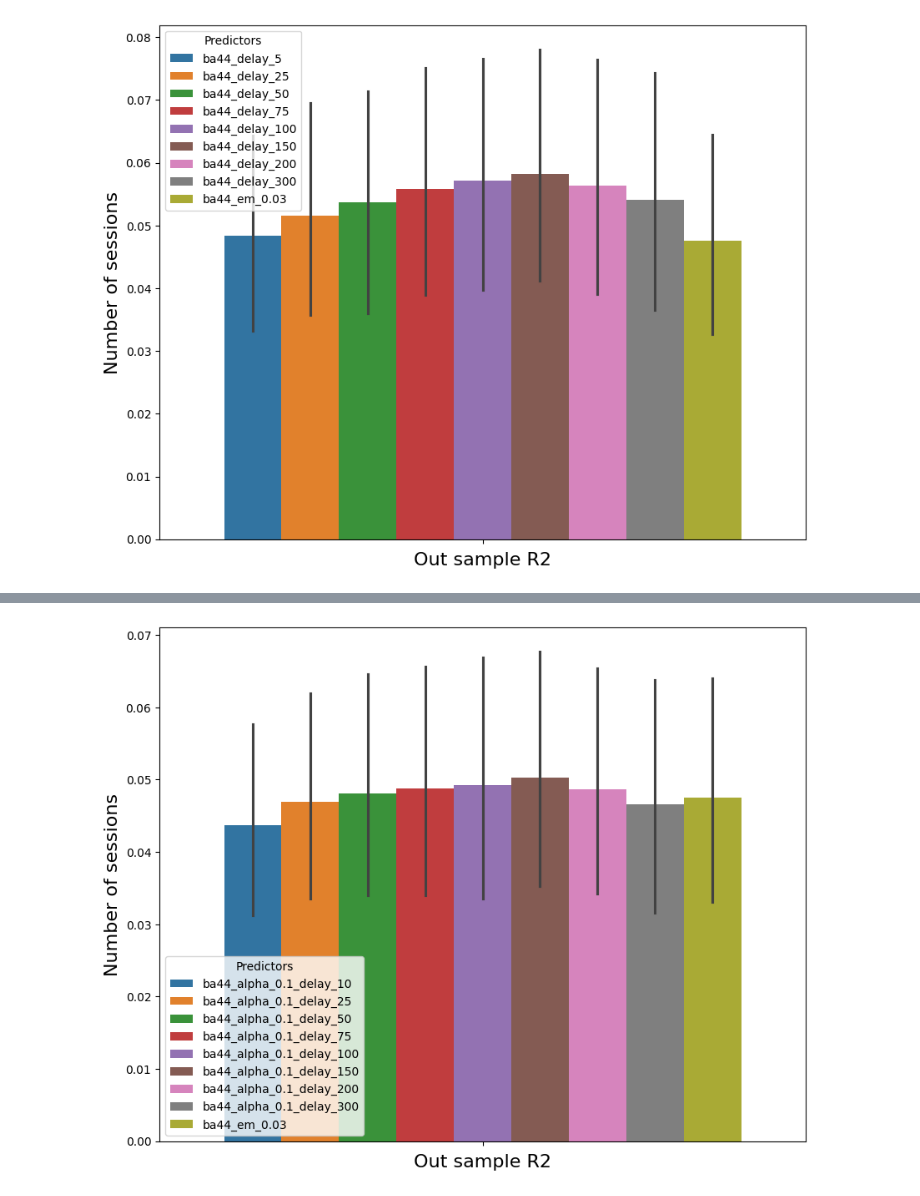
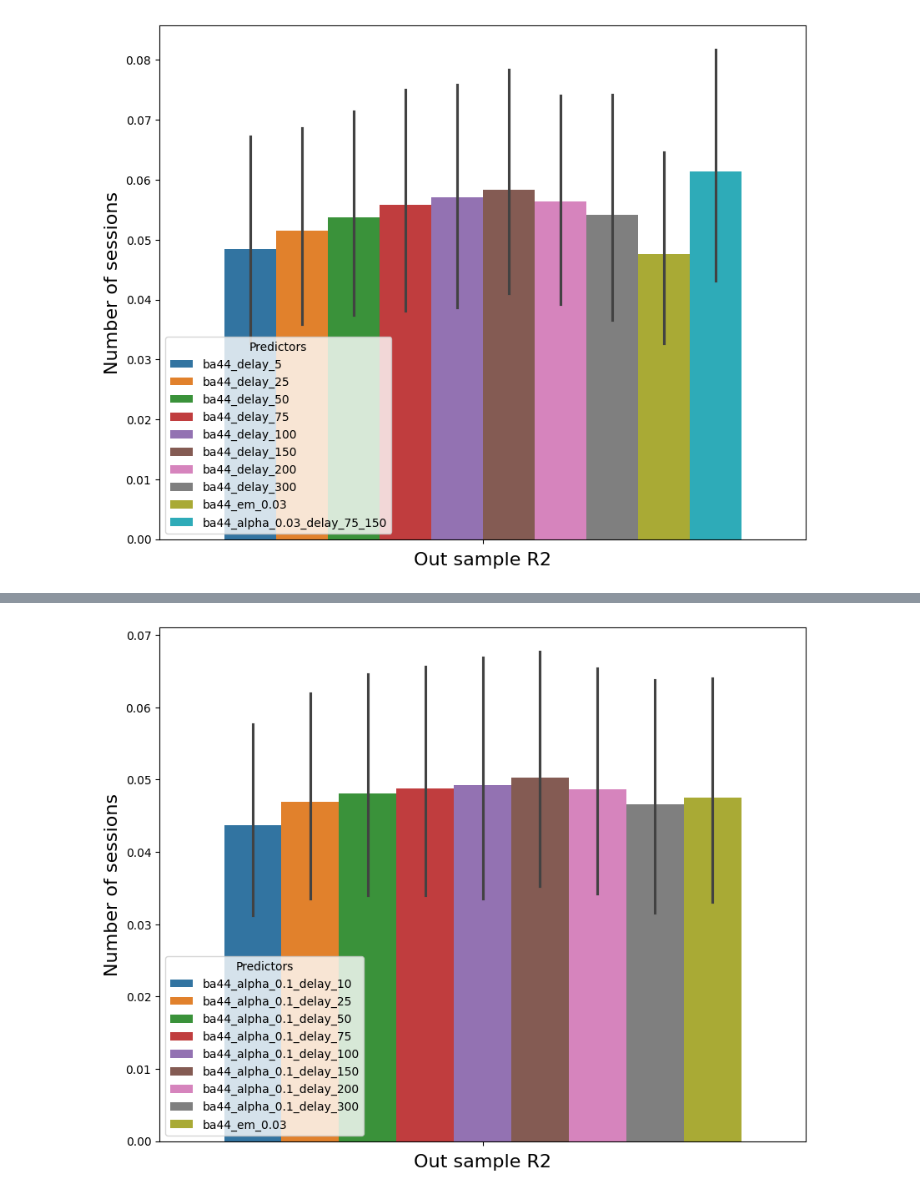
Before and after one commit to ebrahimfeghhi/broca_analyses, a Jupyter notebook: notebooks/analyze_reg.ipynb, the cells around one changed output, grey strips where cells are left out. Cells and saved outputs as stored; diff of their text form; code cells hidden in the pictures.

```diff
--- a/notebooks/analyze_reg.ipynb
+++ b/notebooks/analyze_reg.ipynb
@@ -45,8 +45,9 @@ plot_perf(data_pd_em, 'Scratch')
 # %%
 delays = [5,25,50,75,100,150,200,300]
 load_dat_delay = [f'ba44_delay_{d}' for d in delays]
 load_dat_delay.append('ba44_em_0.03')
+load_dat_delay.append('ba44_alpha_0.03_delay_75_150')
 data_pd_delay = load_results(load_dat_delay, load_dat_delay, val=True)
 plot_perf(data_pd_delay, 'Scratch')
 # %% [output]
-[figure, old version]
+[figure, new version]
```
Also changed, not shown: parts of 5 cells of this notebook, 6 other files.
